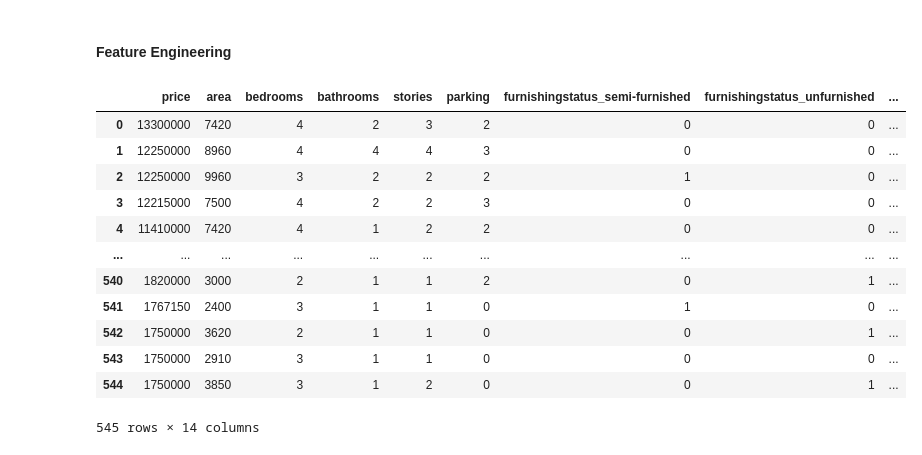
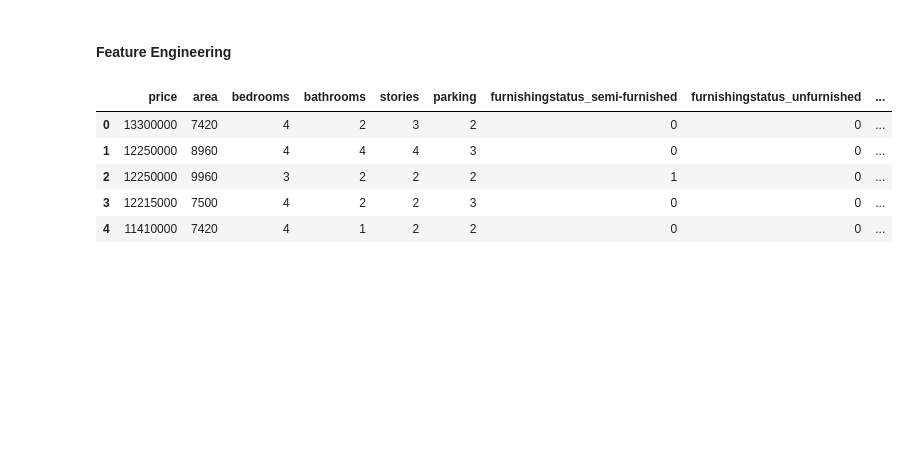
Before and after one commit to josephjaiyeola/housing_price_predict, a Jupyter notebook: code/data_analysis.ipynb, the cells around one changed output. Saved outputs shown, nothing was run; the diff lists cells and outputs as text; code cells hidden in the pictures; blank space fills up the shorter version.

```diff
--- a/code/data_analysis.ipynb
+++ b/code/data_analysis.ipynb
@@ -293,25 +297,22 @@ sns.pairplot(housing_price_df, hue = 'furnishingstatus')
 #### Feature Engineering
 # %%
 #This is to make the categorical variables all dummy variables and incase they are three levels it creates two dummy variables
+# All you need is to specify for the categorical variables with strings
+
 status = pd.get_dummies(data[['furnishingstatus', 'mainroad', 'guestroom', 'basement', 'hotwaterheating', 'airconditioning', 'prefarea']], drop_first= True)
 
+# merged the string data with the original data set
 data = pd.concat([data, status], axis =1)
 
+# drop the variables you already made dummy
 data.drop(['furnishingstatus', 'mainroad', 'guestroom', 'basement', 'hotwaterheating', 'airconditioning', 'prefarea'], axis =1, inplace = True)
 
-data
+data.head()
 # %% [output]
 |  | price | area | bedrooms | bathrooms | stories | parking | furnishingstatus_semi-furnished | furnishingstatus_unfurnished | ... |
 | 0 | 13300000 | 7420 | 4 | 2 | 3 | 2 | 0 | 0 | ... |
 | 1 | 12250000 | 8960 | 4 | 4 | 4 | 3 | 0 | 0 | ... |
 | 2 | 12250000 | 9960 | 3 | 2 | 2 | 2 | 1 | 0 | ... |
 | 3 | 12215000 | 7500 | 4 | 2 | 2 | 3 | 0 | 0 | ... |
 | 4 | 11410000 | 7420 | 4 | 1 | 2 | 2 | 0 | 0 | ... |
-| ... | ... | ... | ... | ... | ... | ... | ... | ... | ... |
-| 540 | 1820000 | 3000 | 2 | 1 | 1 | 2 | 0 | 1 | ... |
-| 541 | 1767150 | 2400 | 3 | 1 | 1 | 0 | 1 | 0 | ... |
-| 542 | 1750000 | 3620 | 2 | 1 | 1 | 0 | 0 | 1 | ... |
-| 543 | 1750000 | 2910 | 3 | 1 | 1 | 0 | 0 | 0 | ... |
-| 544 | 1750000 | 3850 | 3 | 1 | 2 | 0 | 0 | 1 | ... |
-545 rows × 14 columns
 # %%
```
Also changed, not shown: parts of 8 cells of this notebook.
